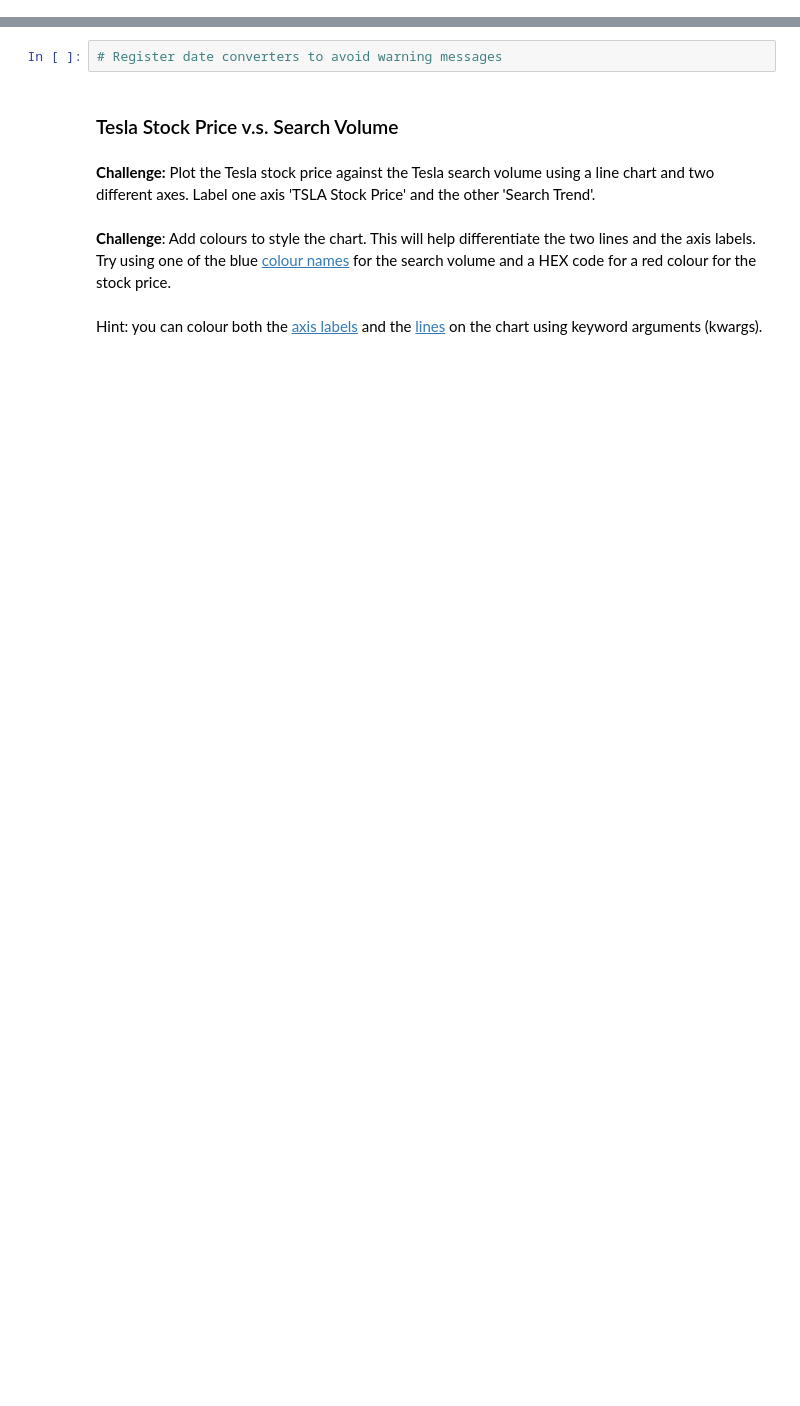
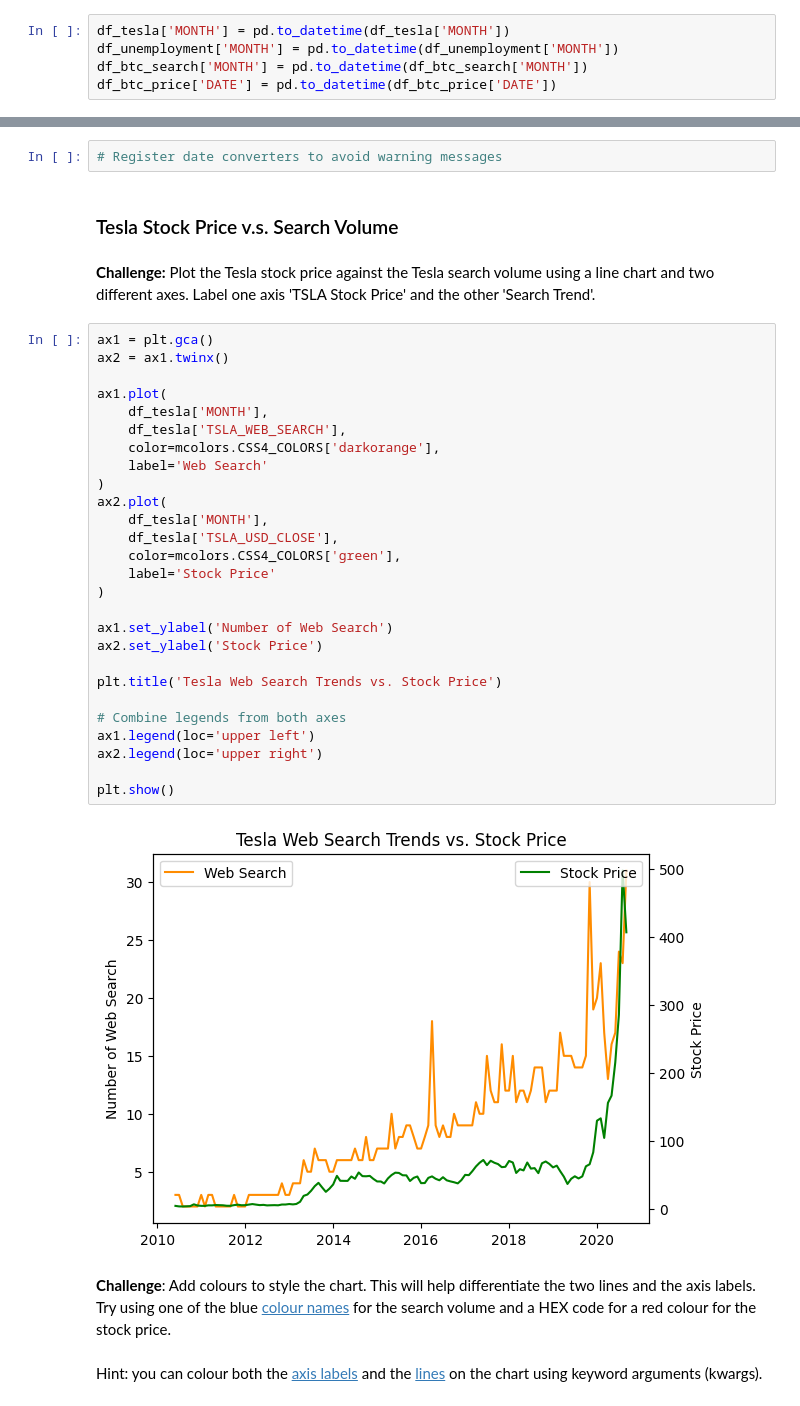
Before and after one commit to RafaelMoralesGallegos/100-days-of-Python, a Jupyter notebook: Day_75_Google_Trends/Google Trends and Data Visualisation (start).ipynb, the cells around one changed output, grey strips where cells are left out. Cells and saved outputs as stored; diff of their text form; blank space fills up the shorter version.

```diff
--- a/Day_75_Google_Trends/Google Trends and Data Visualisation (start).ipynb
+++ b/Day_75_Google_Trends/Google Trends and Data Visualisation (start).ipynb
@@ -142,0 +168,5 @@ Number of missing values: 0
+# %%
+df_tesla['MONTH'] = pd.to_datetime(df_tesla['MONTH'])
+df_unemployment['MONTH'] = pd.to_datetime(df_unemployment['MONTH'])
+df_btc_search['MONTH'] = pd.to_datetime(df_btc_search['MONTH'])
+df_btc_price['DATE'] = pd.to_datetime(df_btc_price['DATE'])
@@ -156,6 +231,35 @@ Number of missing values: 0
 ### Tesla Stock Price v.s. Search Volume
 # %% [markdown]
 **Challenge:** Plot the Tesla stock price against the Tesla search volume using a line chart and two different axes. Label one axis 'TSLA Stock Price' and the other 'Search Trend'.
+# %%
+ax1 = plt.gca()
+ax2 = ax1.twinx()
+
+ax1.plot(
+    df_tesla['MONTH'],
+    df_tesla['TSLA_WEB_SEARCH'],
+    color=mcolors.CSS4_COLORS['darkorange'],
+    label='Web Search'
+)
+ax2.plot(
+    df_tesla['MONTH'],
+    df_tesla['TSLA_USD_CLOSE'],
+    color=mcolors.CSS4_COLORS['green'],
+    label='Stock Price'
+)
+
+ax1.set_ylabel('Number of Web Search')
+ax2.set_ylabel('Stock Price')
+
+plt.title('Tesla Web Search Trends vs. Stock Price')
+
+# Combine legends from both axes
+ax1.legend(loc='upper left')
+ax2.legend(loc='upper right')
+
+plt.show()
+# %% [output]
+[figure, added]
 # %% [markdown]
 **Challenge**: Add colours to style the chart. This will help differentiate the two lines and the axis labels. Try using one of the blue [colour names](https://matplotlib.org/3.1.1/gallery/color/named_colors.html) for the search volume and a HEX code for a red colour for the stock price.
 <br>
```
Also changed, not shown: parts of 12 cells of this notebook.
